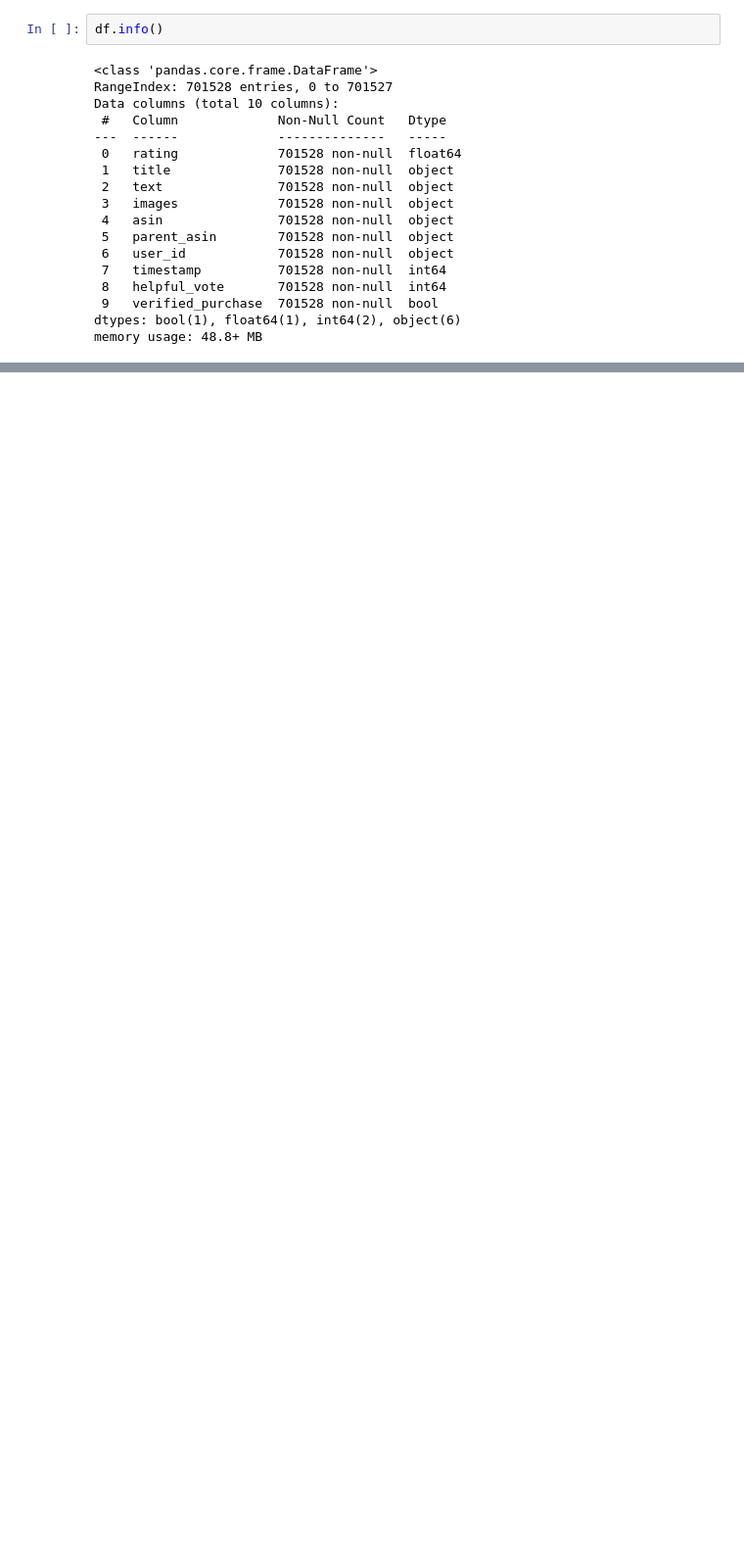
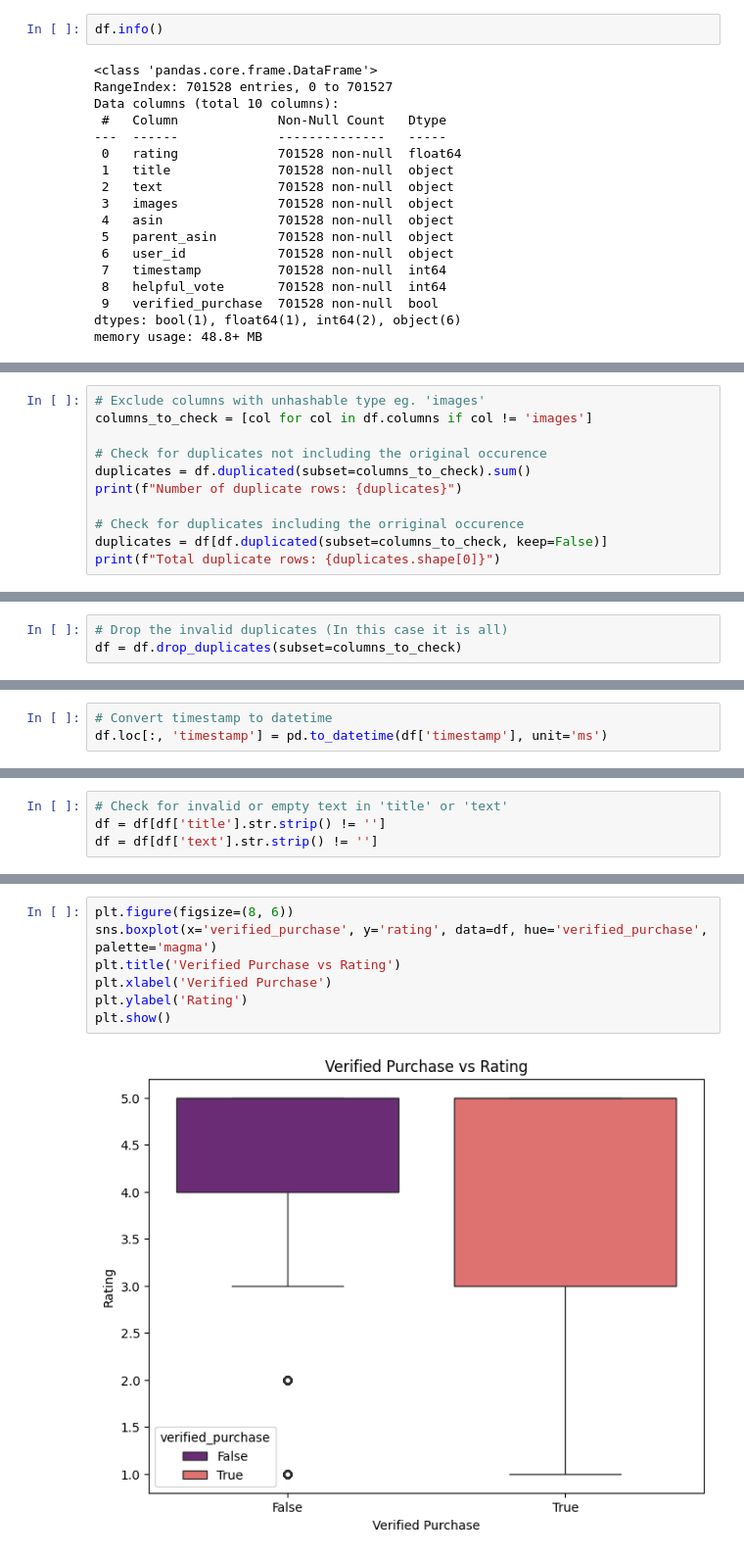
Before and after one commit to olivemideva/Fake-Reviews, a Jupyter notebook: fake_reviews.ipynb, the cells around one changed output, grey strips where cells are left out. Shown at 98% size. Cells and saved outputs as stored; diff of their text form; blank space fills up the shorter version.

```diff
--- a/fake_reviews.ipynb
+++ b/fake_reviews.ipynb
@@ -130,0 +168,11 @@ Name: count, dtype: int64
+# %%
+# Exclude columns with unhashable type eg. 'images'
+columns_to_check = [col for col in df.columns if col != 'images']
+
+# Check for duplicates not including the original occurence
+duplicates = df.duplicated(subset=columns_to_check).sum()
+print(f"Number of duplicate rows: {duplicates}")
+
+# Check for duplicates including the orriginal occurence
+duplicates = df[df.duplicated(subset=columns_to_check, keep=False)]
+print(f"Total duplicate rows: {duplicates.shape[0]}")
@@ -130,0 +208,3 @@ Name: count, dtype: int64
+# %%
+# Drop the invalid duplicates (In this case it is all)
+df = df.drop_duplicates(subset=columns_to_check)
@@ -130,0 +241,3 @@ Name: count, dtype: int64
+# %%
+# Convert timestamp to datetime
+df.loc[:, 'timestamp'] = pd.to_datetime(df['timestamp'], unit='ms')
@@ -130,0 +276,4 @@ Name: count, dtype: int64
+# %%
+# Check for invalid or empty text in 'title' or 'text'
+df = df[df['title'].str.strip() != '']
+df = df[df['text'].str.strip() != '']
@@ -138,0 +357,9 @@ plt.show()
+# %%
+plt.figure(figsize=(8, 6))
+sns.boxplot(x='verified_purchase', y='rating', data=df, hue='verified_purchase', palette='magma')
+plt.title('Verified Purchase vs Rating')
+plt.xlabel('Verified Purchase')
+plt.ylabel('Rating')
+plt.show()
+# %% [output]
+[figure, added]
```
Also changed, not shown: parts of 39 cells of this notebook.
